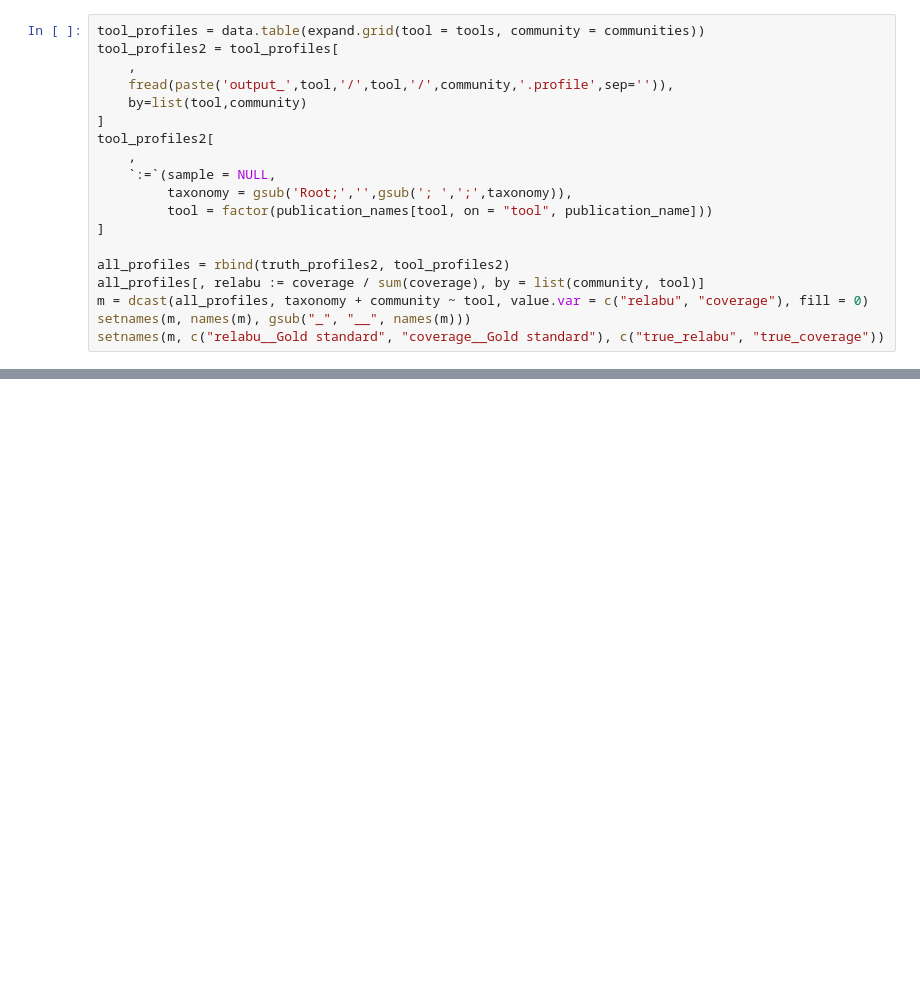
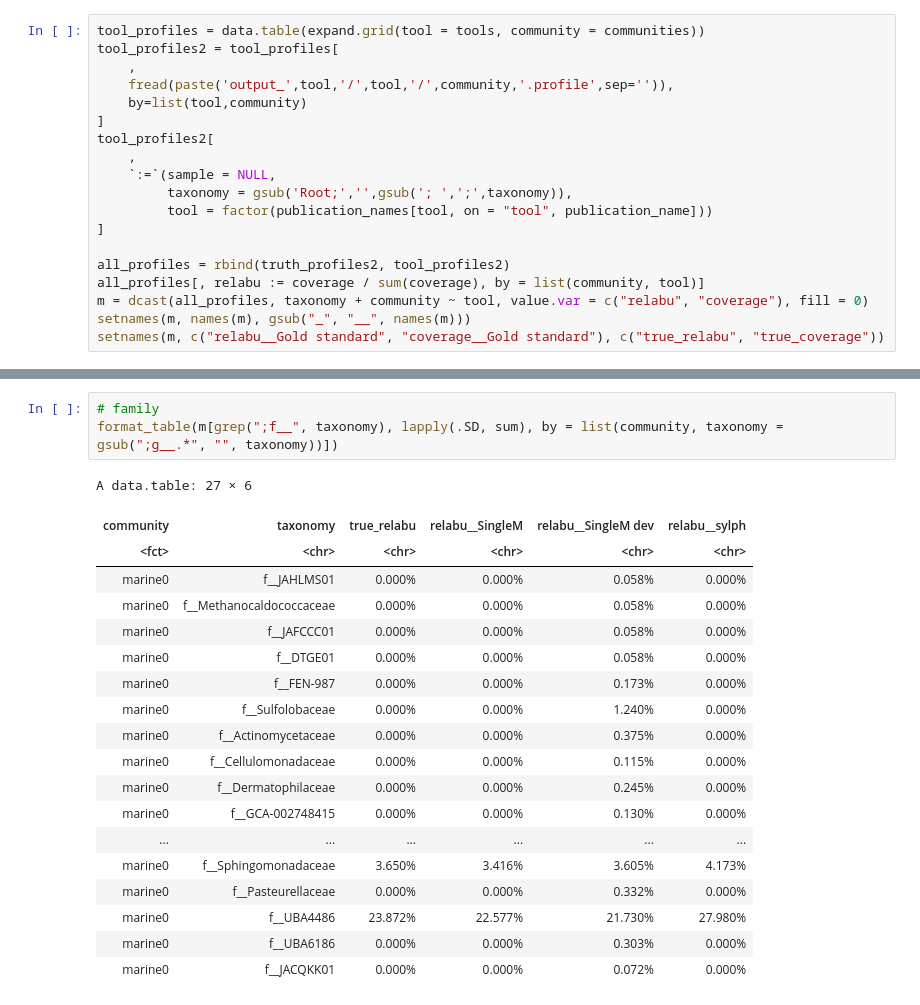
Before and after one commit to timbalam/singlem-benchmarking, a Jupyter notebook: 5_novelty/plot.ipynb, the cells around one changed output, grey strips where cells are left out. Cells and saved outputs as stored; diff of their text form; blank space fills up the shorter version.

```diff
--- a/5_novelty/plot.ipynb
+++ b/5_novelty/plot.ipynb
@@ -136,0 +130,23 @@ A data.table: 17 × 6
+# %%
+# family
+format_table(m[grep(";f__", taxonomy), lapply(.SD, sum), by = list(community, taxonomy = gsub(";g__.*", "", taxonomy))])
+# %% [output]
+A data.table: 27 × 6
+| community | taxonomy | true_relabu | relabu__SingleM | relabu__SingleM dev | relabu__sylph |
+| <fct> | <chr> | <chr> | <chr> | <chr> | <chr> |
+| marine0 | f__JAHLMS01 | 0.000% | 0.000% | 0.058% | 0.000% |
+| marine0 | f__Methanocaldococcaceae | 0.000% | 0.000% | 0.058% | 0.000% |
+| marine0 | f__JAFCCC01 | 0.000% | 0.000% | 0.058% | 0.000% |
+| marine0 | f__DTGE01 | 0.000% | 0.000% | 0.058% | 0.000% |
+| marine0 | f__FEN-987 | 0.000% | 0.000% | 0.173% | 0.000% |
+| marine0 | f__Sulfolobaceae | 0.000% | 0.000% | 1.240% | 0.000% |
+| marine0 | f__Actinomycetaceae | 0.000% | 0.000% | 0.375% | 0.000% |
+| marine0 | f__Cellulomonadaceae | 0.000% | 0.000% | 0.115% | 0.000% |
+| marine0 | f__Dermatophilaceae | 0.000% | 0.000% | 0.245% | 0.000% |
+| marine0 | f__GCA-002748415 | 0.000% | 0.000% | 0.130% | 0.000% |
+| ... | ... | ... | ... | ... | ... |
+| marine0 | f__Sphingomonadaceae | 3.650% | 3.416% | 3.605% | 4.173% |
+| marine0 | f__Pasteurellaceae | 0.000% | 0.000% | 0.332% | 0.000% |
+| marine0 | f__UBA4486 | 23.872% | 22.577% | 21.730% | 27.980% |
+| marine0 | f__UBA6186 | 0.000% | 0.000% | 0.303% | 0.000% |
+| marine0 | f__JACQKK01 | 0.000% | 0.000% | 0.072% | 0.000% |
```
Also changed, not shown: parts of 9 cells of this notebook, 2 other files.
